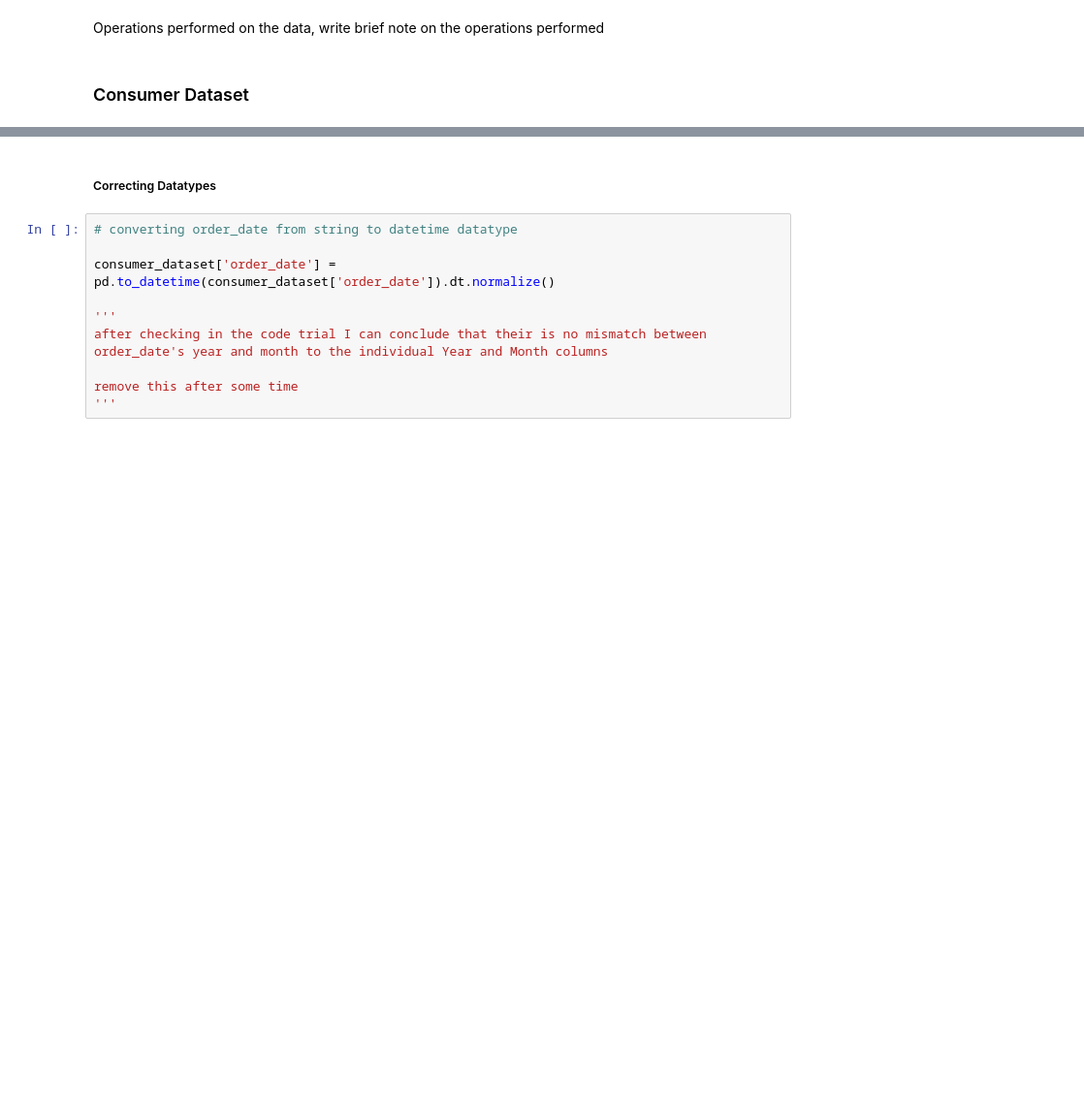
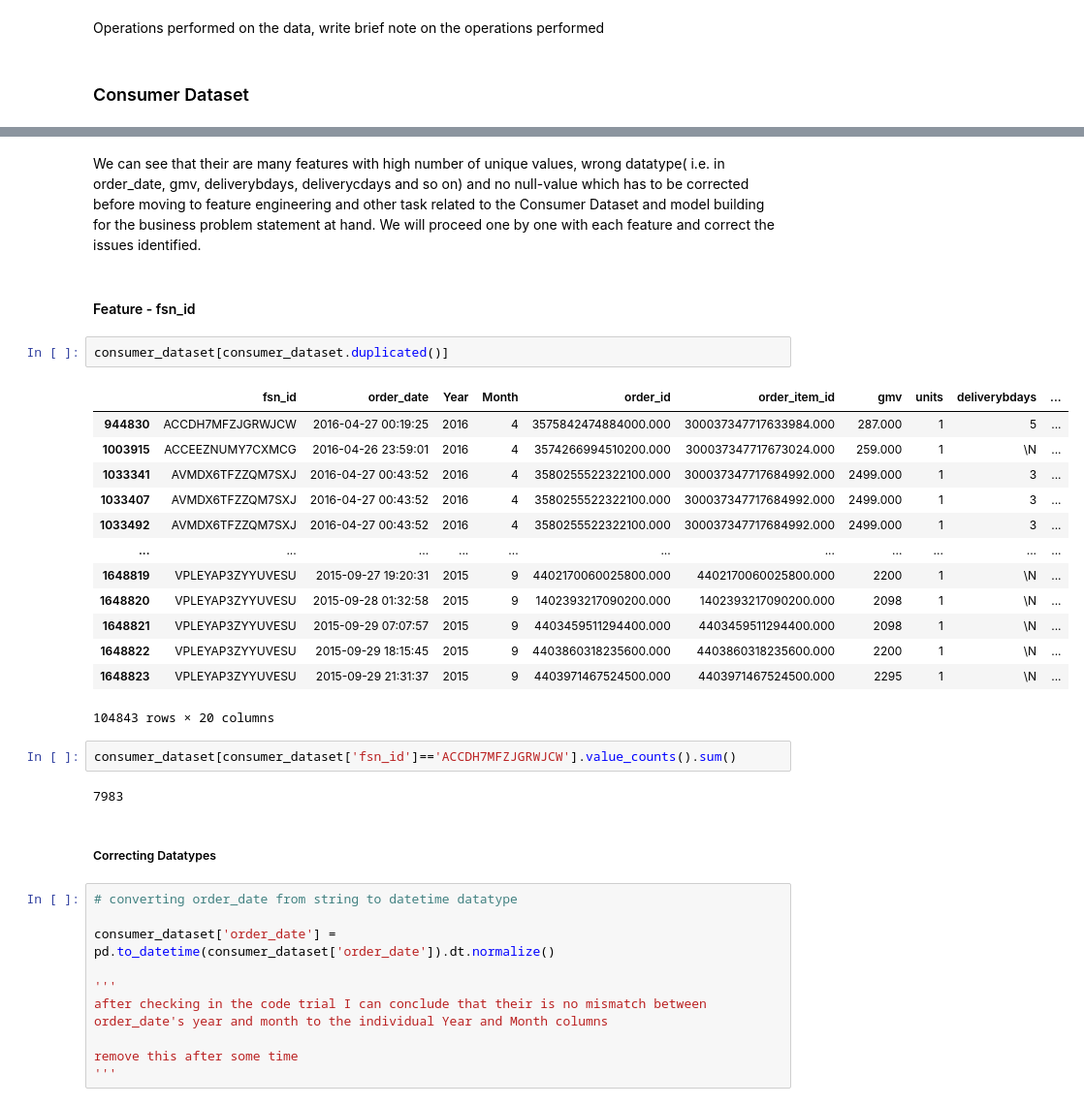
Before and after one commit to Singhal-Piyush/Ecommerce_Marketing_Mix_Model, a Jupyter notebook: MMM_E-Commerce_Notebook.ipynb, the cells around one changed output, grey strips where cells are left out. Shown at 97% size. Cells and saved outputs as stored; diff of their text form; blank space fills up the shorter version.

```diff
--- a/MMM_E-Commerce_Notebook.ipynb
+++ b/MMM_E-Commerce_Notebook.ipynb
@@ -292,3 +325,27 @@ memory usage: 251.6+ MB
+# %% [markdown]
+We can see that their are many features with high number of unique values, wrong datatype( i.e. in order_date, gmv, deliverybdays, deliverycdays and so on) and no null-value which has to be corrected before moving to feature engineering and other task related to the Consumer Dataset and model building for the business problem statement at hand. We will proceed one by one with each feature and correct the issues identified.
+# %% [markdown]
+#### Feature - fsn_id
+# %%
+consumer_dataset[consumer_dataset.duplicated()]
+# %% [output]
+|  | fsn_id | order_date | Year | Month | order_id | order_item_id | gmv | units | deliverybdays | ... |
+| 944830 | ACCDH7MFZJGRWJCW | 2016-04-27 00:19:25 | 2016 | 4 | 3575842474884000.000 | 300037347717633984.000 | 287.000 | 1 | 5 | ... |
+| 1003915 | ACCEEZNUMY7CXMCG | 2016-04-26 23:59:01 | 2016 | 4 | 3574266994510200.000 | 300037347717673024.000 | 259.000 | 1 | \N | ... |
+| 1033341 | AVMDX6TFZZQM7SXJ | 2016-04-27 00:43:52 | 2016 | 4 | 3580255522322100.000 | 300037347717684992.000 | 2499.000 | 1 | 3 | ... |
+| 1033407 | AVMDX6TFZZQM7SXJ | 2016-04-27 00:43:52 | 2016 | 4 | 3580255522322100.000 | 300037347717684992.000 | 2499.000 | 1 | 3 | ... |
+| 1033492 | AVMDX6TFZZQM7SXJ | 2016-04-27 00:43:52 | 2016 | 4 | 3580255522322100.000 | 300037347717684992.000 | 2499.000 | 1 | 3 | ... |
+| ... | ... | ... | ... | ... | ... | ... | ... | ... | ... | ... |
+| 1648819 | VPLEYAP3ZYYUVESU | 2015-09-27 19:20:31 | 2015 | 9 | 4402170060025800.000 | 4402170060025800.000 | 2200 | 1 | \N | ... |
+| 1648820 | VPLEYAP3ZYYUVESU | 2015-09-28 01:32:58 | 2015 | 9 | 1402393217090200.000 | 1402393217090200.000 | 2098 | 1 | \N | ... |
+| 1648821 | VPLEYAP3ZYYUVESU | 2015-09-29 07:07:57 | 2015 | 9 | 4403459511294400.000 | 4403459511294400.000 | 2098 | 1 | \N | ... |
+| 1648822 | VPLEYAP3ZYYUVESU | 2015-09-29 18:15:45 | 2015 | 9 | 4403860318235600.000 | 4403860318235600.000 | 2200 | 1 | \N | ... |
+| 1648823 | VPLEYAP3ZYYUVESU | 2015-09-29 21:31:37 | 2015 | 9 | 4403971467524500.000 | 4403971467524500.000 | 2295 | 1 | \N | ... |
+104843 rows × 20 columns
+# %%
+consumer_dataset[consumer_dataset['fsn_id']=='ACCDH7MFZJGRWJCW'].value_counts().sum()
+# %% [output]
+7983
 # %% [markdown]
 ##### Correcting Datatypes
 # %%
```
Also changed, not shown: parts of 10 cells of this notebook, 7 other files.
